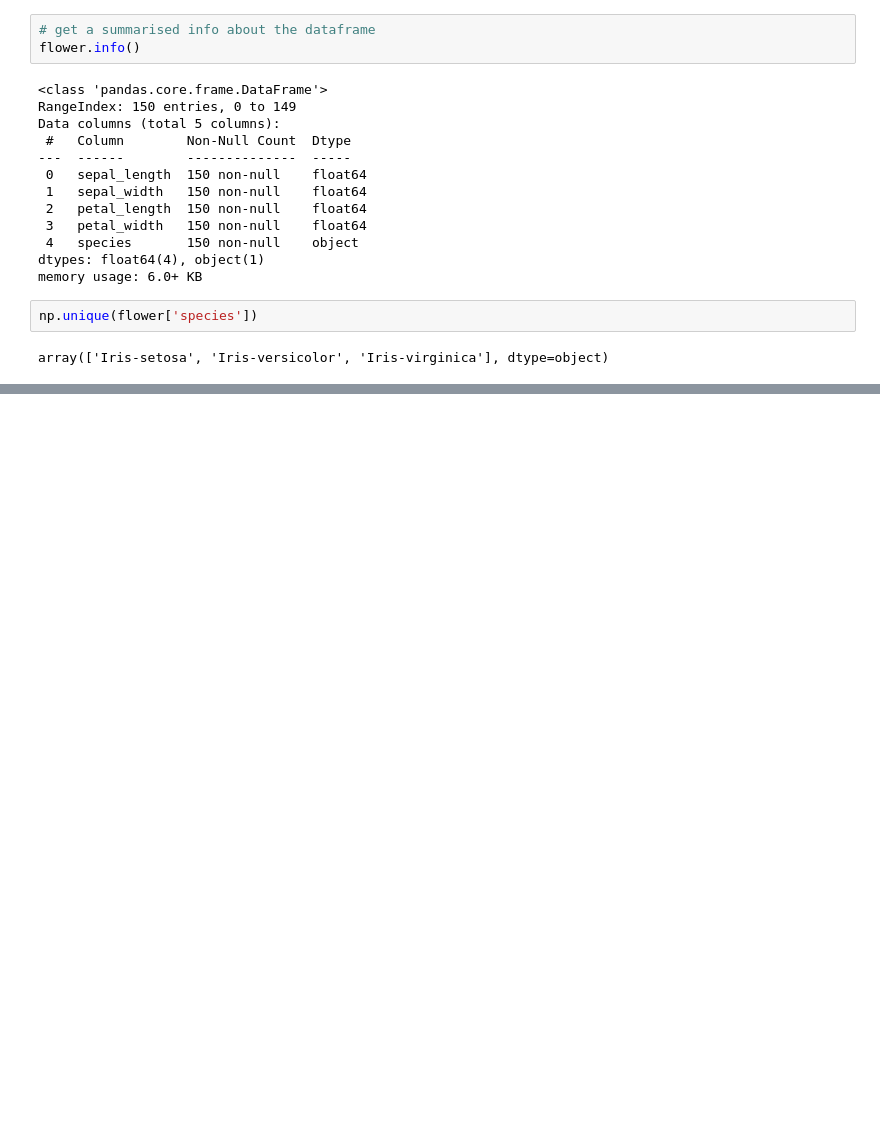
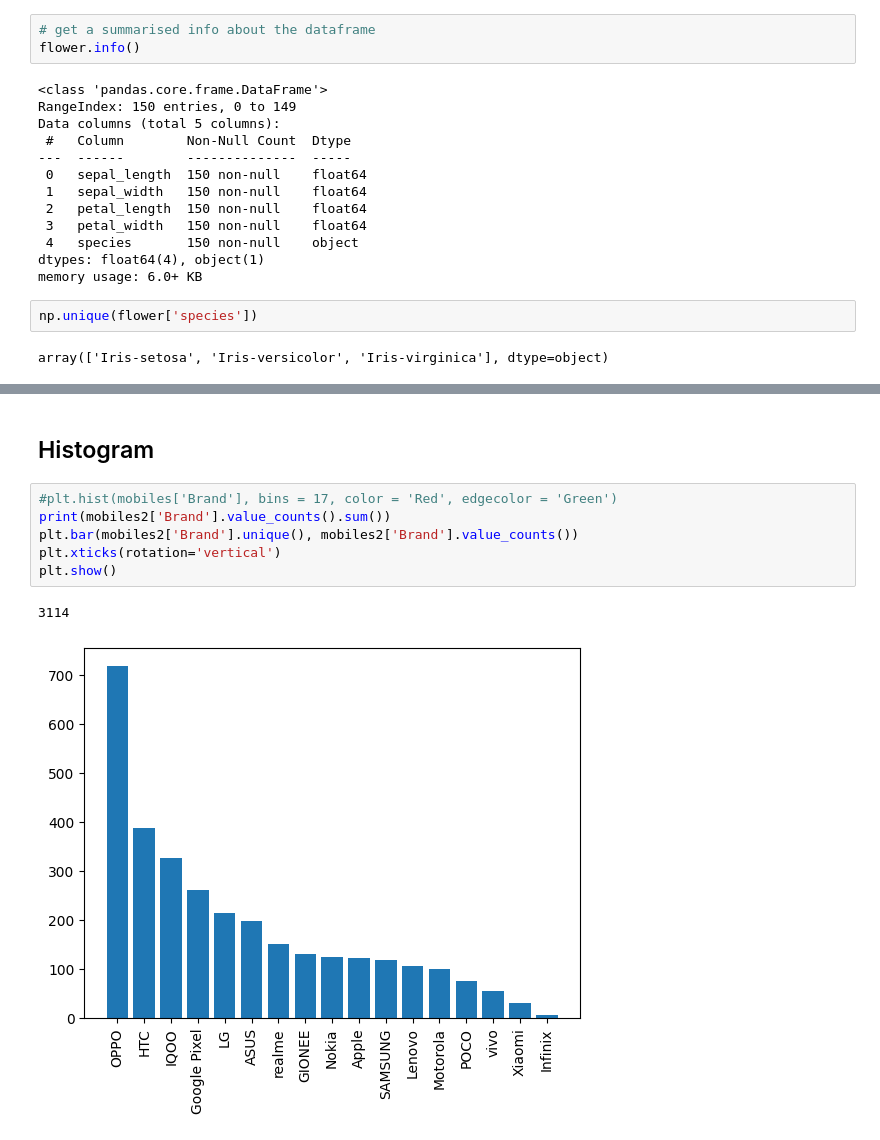
Before and after one commit to zohaib166/python_general, a Jupyter notebook: Python_Unit_II_Demo.ipynb, the cells around one changed output, grey strips where cells are left out. Drawn from its saved outputs; the diff is of its cells as text; blank space fills up the shorter version.

```diff
--- a/Python_Unit_II_Demo.ipynb
+++ b/Python_Unit_II_Demo.ipynb
@@ -523,0 +926,11 @@ array(['Iris-setosa', 'Iris-versicolor', 'Iris-virginica'], dtype=object)
+# %% [markdown]
+## Histogram
+# %%
+#plt.hist(mobiles['Brand'], bins = 17, color = 'Red', edgecolor = 'Green')
+print(mobiles2['Brand'].value_counts().sum())
+plt.bar(mobiles2['Brand'].unique(), mobiles2['Brand'].value_counts())
+plt.xticks(rotation='vertical')
+plt.show()
+# %% [output]
+3114
+[figure, added]
```
Also changed, not shown: parts of 55 cells of this notebook.
